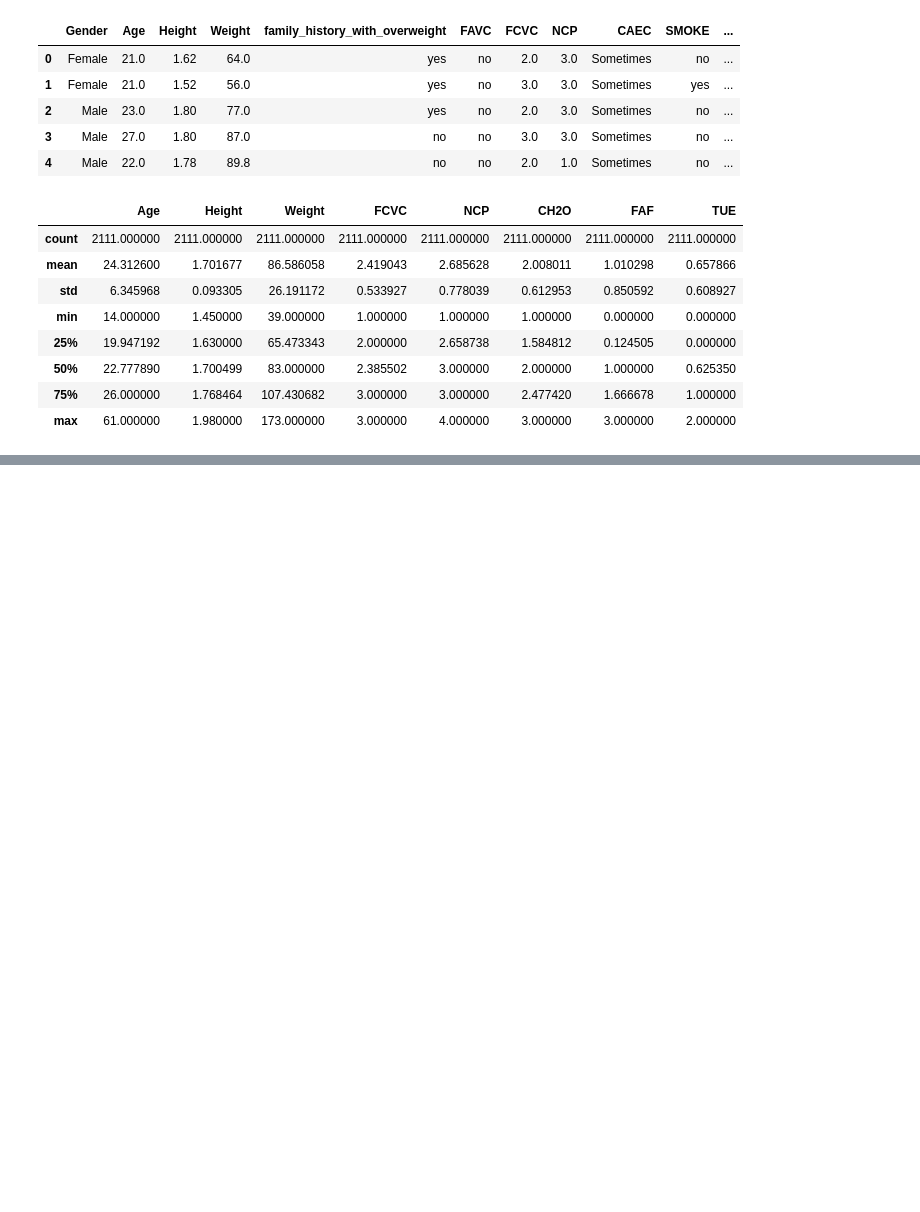
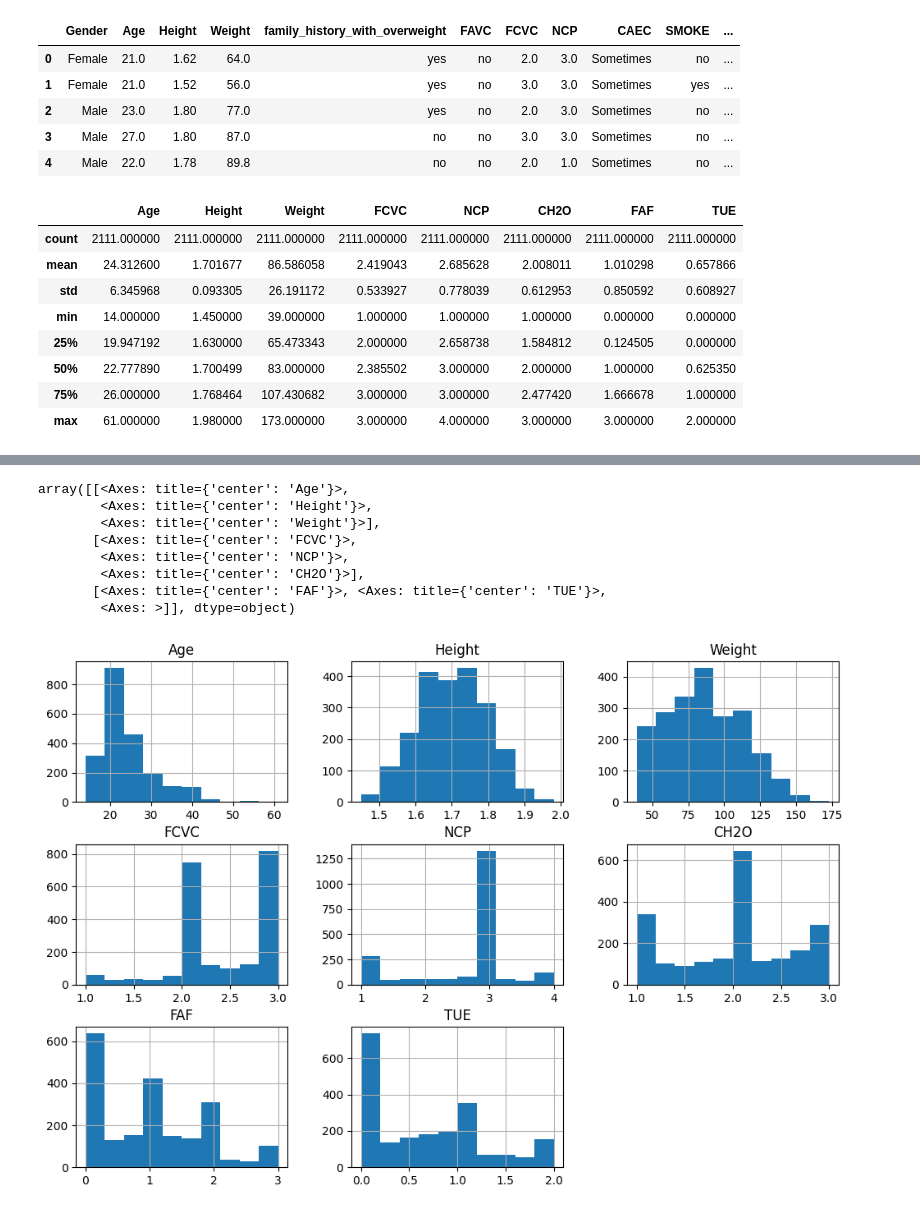
Before and after one commit to mbrudd/csci290, a Jupyter notebook: notebooks/Load_a_CSV.ipynb, the cells around one changed output, grey strips where cells are left out. Cells and saved outputs as stored; diff of their text form; code cells hidden in the pictures; blank space fills up the shorter version.

```diff
--- a/notebooks/Load_a_CSV.ipynb
+++ b/notebooks/Load_a_CSV.ipynb
@@ -28,0 +45,12 @@ obesity.describe()
+# %%
+obesity.hist( figsize=(12,8))
+# %% [output]
+array([[<Axes: title={'center': 'Age'}>,
+        <Axes: title={'center': 'Height'}>,
+        <Axes: title={'center': 'Weight'}>],
+       [<Axes: title={'center': 'FCVC'}>,
+        <Axes: title={'center': 'NCP'}>,
+        <Axes: title={'center': 'CH2O'}>],
+       [<Axes: title={'center': 'FAF'}>, <Axes: title={'center': 'TUE'}>,
+        <Axes: >]], dtype=object)
+[figure, added]
```
Also changed, not shown: parts of 3 cells of this notebook.
